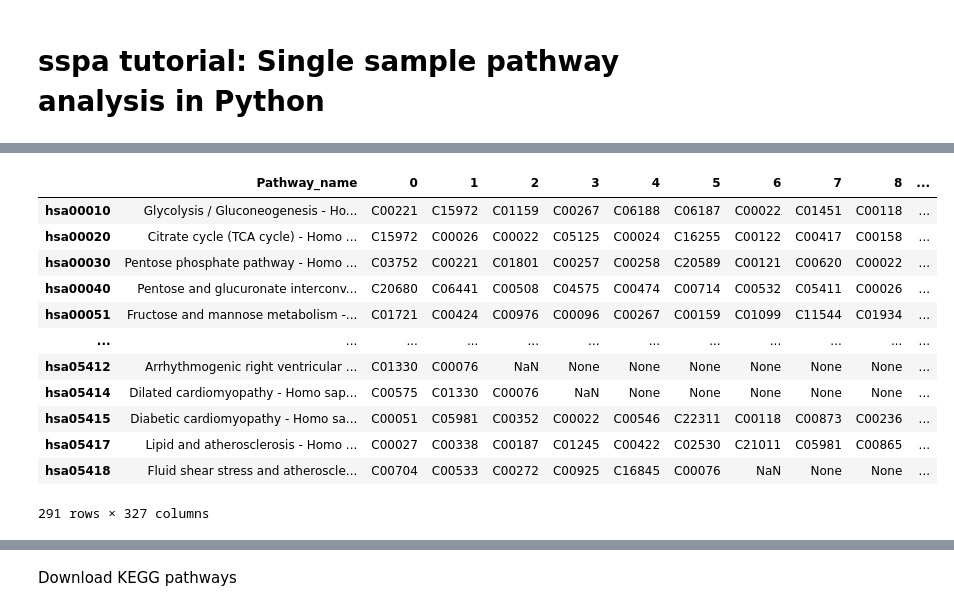
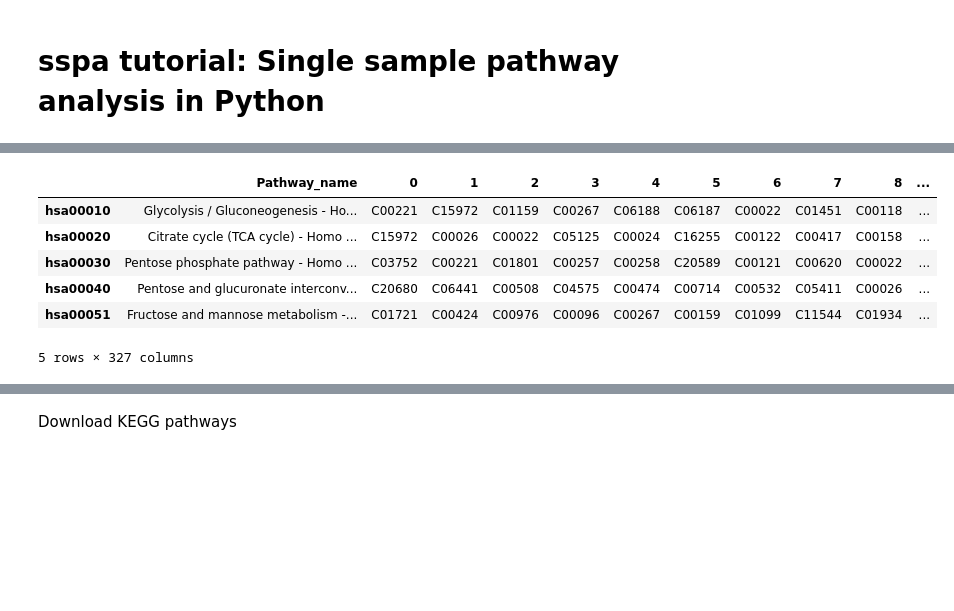
Before and after one commit to cwieder/py-ssPA, a Jupyter notebook: sspa_walkthrough.ipynb, the cells around one changed output, grey strips where cells are left out. Cells and saved outputs as stored; diff of their text form; code cells hidden in the pictures; blank space fills up the shorter version.

```diff
--- a/sspa_walkthrough.ipynb
+++ b/sspa_walkthrough.ipynb
@@ -10,0 +48,2 @@ from sklearn.decomposition import PCA
+# %%
+covid_data_processed = sspa.load_example_data(omicstype="metabolomics", processed=True)
@@ -36,19 +130,13 @@ reactome_pathways
 # %%
-kegg_human_pathways
+kegg_human_pathways.head()
 # %% [output]
 |  | Pathway_name | 0 | 1 | 2 | 3 | 4 | 5 | 6 | 7 | 8 | ... |
 | hsa00010 | Glycolysis / Gluconeogenesis - Ho... | C00221 | C15972 | C01159 | C00267 | C06188 | C06187 | C00022 | C01451 | C00118 | ... |
 | hsa00020 | Citrate cycle (TCA cycle) - Homo ... | C15972 | C00026 | C00022 | C05125 | C00024 | C16255 | C00122 | C00417 | C00158 | ... |
 | hsa00030 | Pentose phosphate pathway - Homo ... | C03752 | C00221 | C01801 | C00257 | C00258 | C20589 | C00121 | C00620 | C00022 | ... |
 | hsa00040 | Pentose and glucuronate interconv... | C20680 | C06441 | C00508 | C04575 | C00474 | C00714 | C00532 | C05411 | C00026 | ... |
 | hsa00051 | Fructose and mannose metabolism -... | C01721 | C00424 | C00976 | C00096 | C00267 | C00159 | C01099 | C11544 | C01934 | ... |
-| ... | ... | ... | ... | ... | ... | ... | ... | ... | ... | ... | ... |
-| hsa05412 | Arrhythmogenic right ventricular ... | C01330 | C00076 | NaN | None | None | None | None | None | None | ... |
-| hsa05414 | Dilated cardiomyopathy - Homo sap... | C00575 | C01330 | C00076 | NaN | None | None | None | None | None | ... |
-| hsa05415 | Diabetic cardiomyopathy - Homo sa... | C00051 | C05981 | C00352 | C00022 | C00546 | C22311 | C00118 | C00873 | C00236 | ... |
-| hsa05417 | Lipid and atherosclerosis - Homo ... | C00027 | C00338 | C00187 | C01245 | C00422 | C02530 | C21011 | C05981 | C00865 | ... |
-| hsa05418 | Fluid shear stress and atheroscle... | C00704 | C00533 | C00272 | C00925 | C16845 | C00076 | NaN | None | None | ... |
-291 rows × 327 columns
+5 rows × 327 columns
 # %%
 # load custom gmt file
 custom_pathways = sspa.process_gmt("src/sspa/pathway_databases/KEGG_human_pathways_compounds_R98.csv")
```
Also changed, not shown: parts of 42 cells of this notebook.
